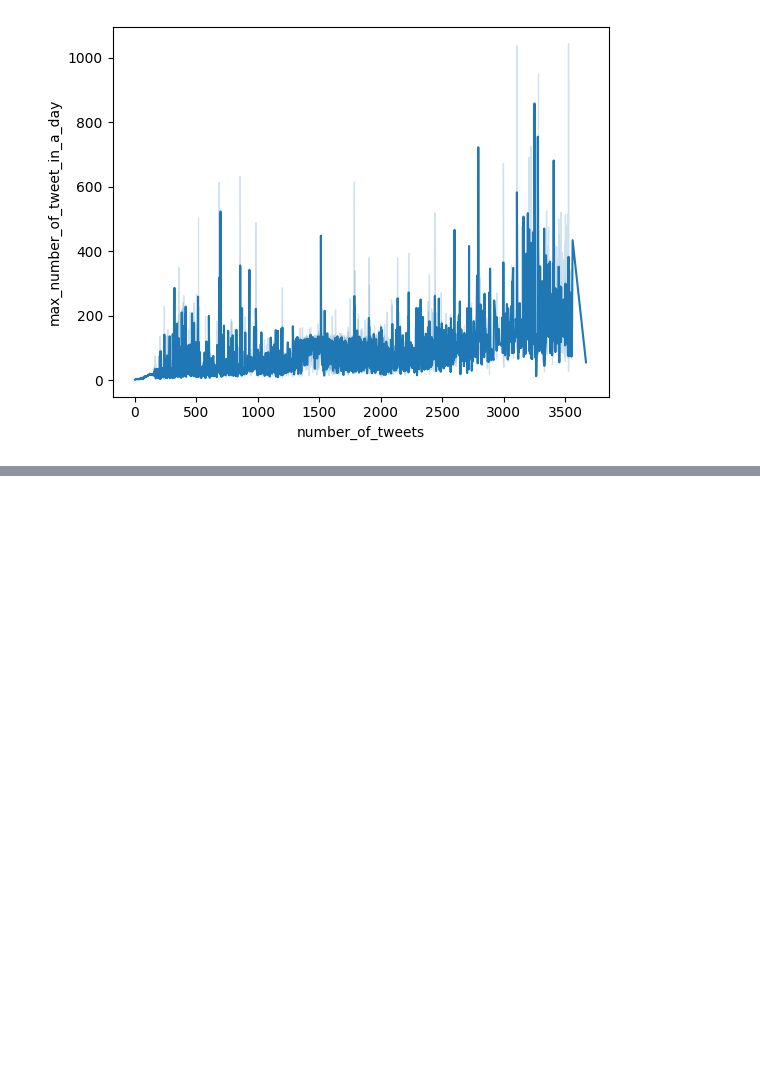
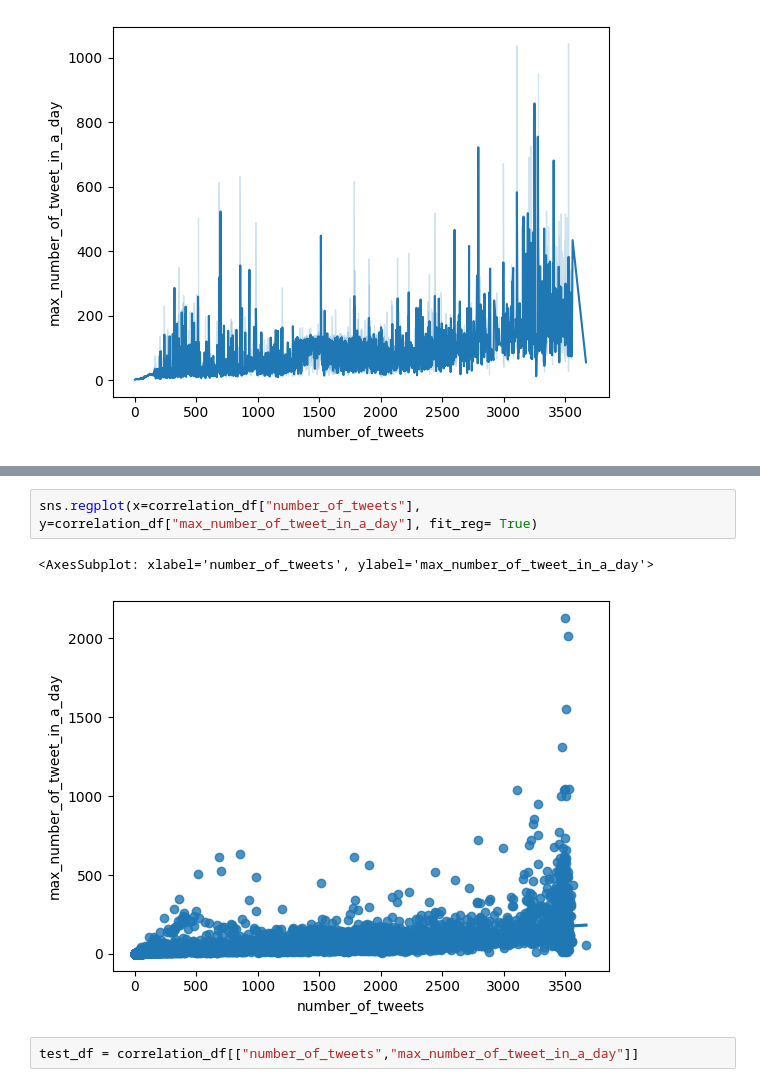
Before and after one commit to The-seven-dwarfs/DataMining-Group7, a Jupyter notebook: 1.3-Attribute_correlation_analysis.ipynb, the cells around one changed output, grey strips where cells are left out. Saved outputs shown, nothing was run; the diff lists cells and outputs as text; blank space fills up the shorter version.

```diff
--- a/1.3-Attribute_correlation_analysis.ipynb
+++ b/1.3-Attribute_correlation_analysis.ipynb
@@ -116,0 +117,7 @@ sns.scatterplot(data=users_df, y="max_number_of_tweet_in_a_day",x="number_of_twe
+# %%
+sns.regplot(x=correlation_df["number_of_tweets"], y=correlation_df["max_number_of_tweet_in_a_day"], fit_reg= True)
+# %% [output]
+<AxesSubplot: xlabel='number_of_tweets', ylabel='max_number_of_tweet_in_a_day'>
+[figure, added]
+# %%
+test_df = correlation_df[["number_of_tweets","max_number_of_tweet_in_a_day"]]
```
Also changed, not shown: parts of 11 cells of this notebook.
